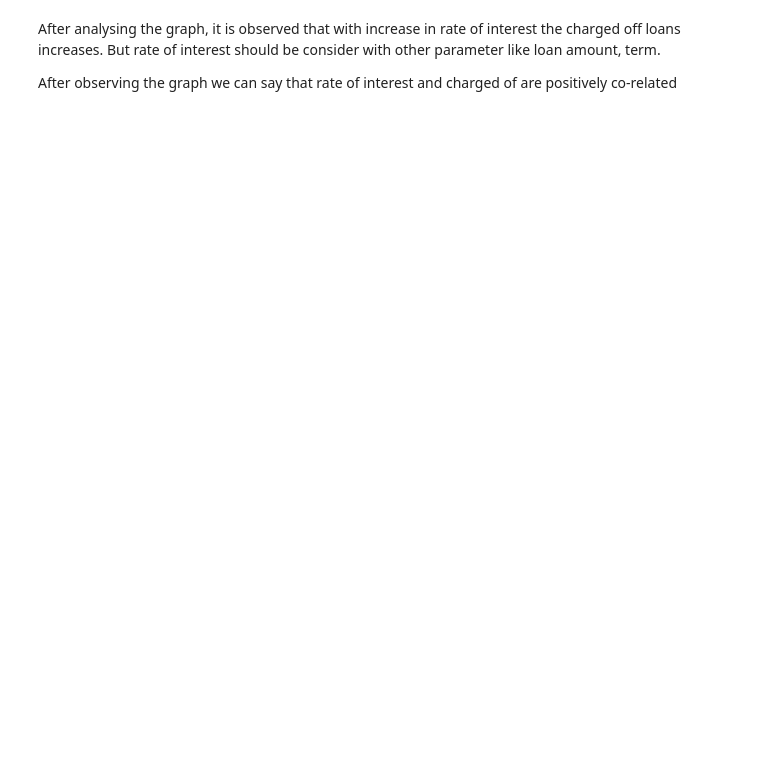
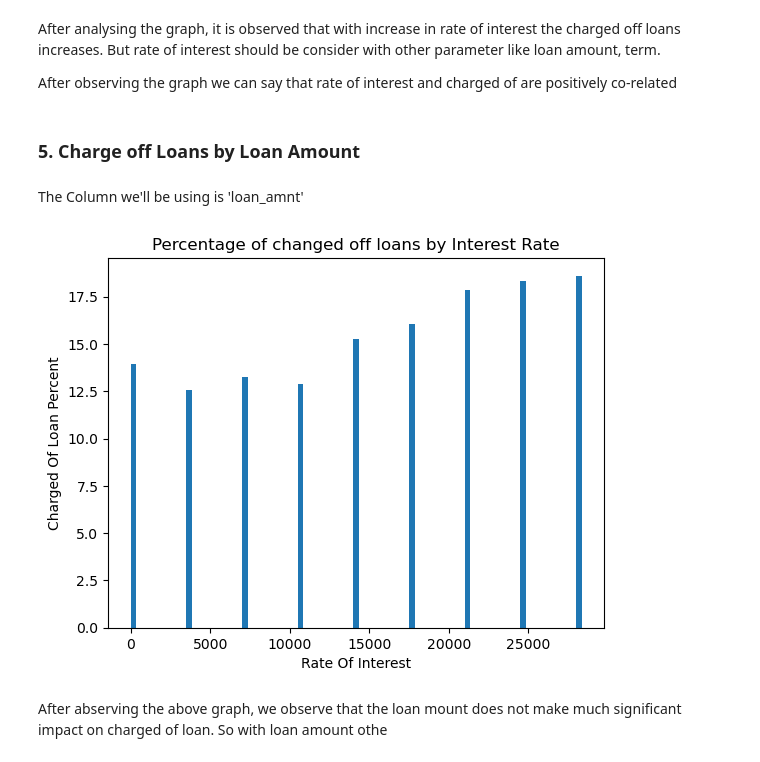
Before and after one commit to kedarlachke/LendingClubCaseStudy, a Jupyter notebook: Group_Facilitator_KedarLachke.ipynb, the cells around one changed output. Drawn from its saved outputs; the diff is of its cells as text; code cells hidden in the pictures; blank space fills up the shorter version.

```diff
--- a/Group_Facilitator_KedarLachke.ipynb
+++ b/Group_Facilitator_KedarLachke.ipynb
@@ -401,3 +401,25 @@ plt.show()
 After analysing the graph, it is observed that with increase in rate of interest the charged off loans increases. But rate of interest should be consider with other parameter like loan amount, term.
 
 After observing the graph we can say that rate of interest and charged of are positively co-related
+# %% [markdown]
+### 5. Charge off Loans by Loan Amount
+# %% [markdown]
+The Column we'll be using is 'loan_amnt'
+# %%
+bins =  np.arange(0, 35000, 3500)
+totalloan_interestRate = newloan_df.groupby(pd.cut(newloan_df['loan_amnt'], bins))
+loan_groups_by_bin = totalloan_interestRate.size()
+chargedOff_interestRate = chargedOff_df.groupby(pd.cut(chargedOff_df['loan_amnt'], bins))
+
+percentage_interestRate = (chargedOff_interestRate.size() / totalloan_interestRate.size()) * 100
+width = 0.1 * (bins[1] - bins[0])
+
+plt.bar(bins[:-1], percentage_interestRate.values, width=width, align='edge')
+plt.xlabel("Rate Of Interest")
+plt.ylabel('Charged Of Loan Percent')
+plt.title('Percentage of changed off loans by Interest Rate')
+plt.show()
+# %% [output]
+[figure, added]
+# %% [markdown]
+After abserving the above graph, we observe that the loan mount does not make much significant impact on charged of loan. So with loan amount othe
```
Also changed, not shown: parts of 1 cell of this notebook.
